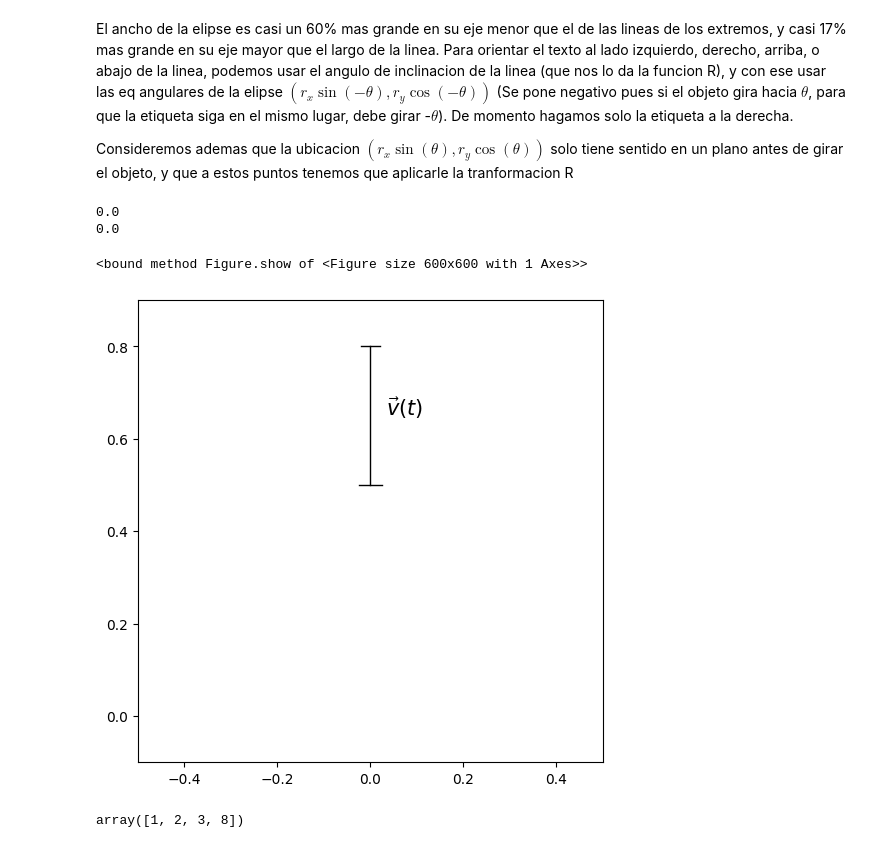
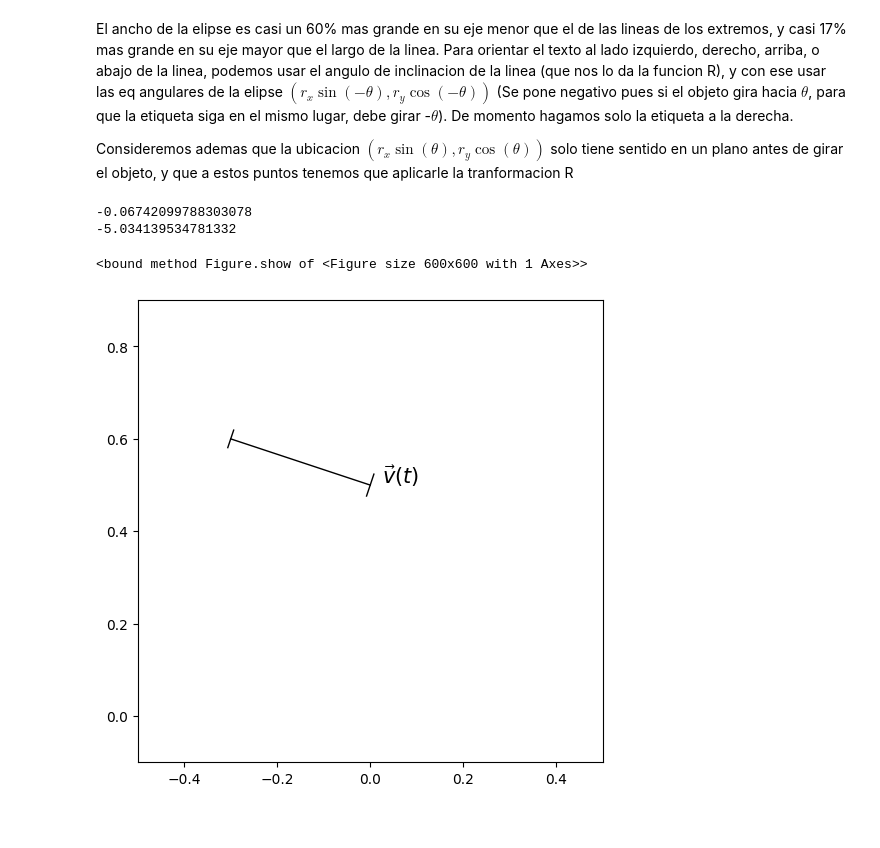
Before and after one commit to tzar-or/simulaciones_taller_de_fisica_unam_fc, a Jupyter notebook: linea-medida-sprite-test.ipynb, the cells around one changed output. Cells and saved outputs as stored; diff of their text form; code cells hidden in the pictures.

```diff
--- a/linea-medida-sprite-test.ipynb
+++ b/linea-medida-sprite-test.ipynb
@@ -257,7 +257,7 @@ ax.set_xlim(-0.5,0.5)
 ax.set_ylim(-0.1,.9)
 
 class Measure_line():
-    def __init__(self, ax, pos=[(0.0,0.0),(0.0,0.6)], tag="", tag_pos="left", tag_or = 0, weight=1):
+    def __init__(self, ax, pos=[(0.0,0.0),(0.0,0.6)], tag="", tag_pos="left", tag_or = 0, weight=1``):
         self.ax = ax
         self.pos = pos
         self.tag = tag
@@ -272,38 +272,34 @@ class Measure_line():
 
         # definimos una función para hacer la rotación de un vecor
         def R(x,y,pos = pos):
             #definimos el angulo de la rotación
             if( (pos[1][0]-pos[0][0])==0 ):
                 theta = 0 if (pos[1][1]-pos[0][1])<0 else np.pi
             else:
                 theta = np.arctan( (pos[1][1]-pos[0][1])/(pos[1][0]-pos[0][0]) ) - np.pi/2
             theta = theta if (pos[1][0]-pos[0][0])>0 else theta-np.pi
             return np.append( np.matmul([x,y],[[np.cos(theta), np.sin(theta)],[-np.sin(theta),np.cos(theta)]])+np.array([pos[0][0], pos[0][1]]), theta)
 
         # Creamos las tres lineas de la linea de medida
         self.mline, = ax.plot([R(0,0)[0] , R(0,l)[0]], [R(0,0)[1] , R(0,l)[1]],color="k", lw=self.weight)
         self.h1line, = ax.plot([R(-0.025*self.weight,0)[0] , R(0.025*self.weight,0)[0]],[R(-0.025*self.weight,0)[1] , R(0.025*self.weight,0)[1]],color="k", lw=self.weight)
         self.h2line, = ax.plot([R(-0.02*self.weight,l)[0] , R(0.02*self.weight,l)[0]],[R(-0.02*self.weight,l)[1] , R(0.02*self.weight,l)[1]], color="k", lw=self.weight)
 
         #creamos el texto
         #extraemos el angulo de rotacion
         theta = R(0,0)[2]
         self.tag = ax.text(0,0, self.tag, fontsize=15*self.weight, family = "serif", ha=self.tag_pos)
         print(R( 0.035*self.weight*np.sin(-theta), l*1.2*self.weight*np.cos(-theta)/2 )[0])
         print(theta)
         self.tag.set_position( ( R(0.035*self.weight*np.cos(-theta), l*1.2*self.weight*np.sin(-theta)/2+l/2 )[0], R(0.035*self.weight*np.cos(-theta), l*1.2*self.weight*np.sin(-theta)/2+l/2))[1] )
 
 
-ml = Measure_line(ax, pos=[(0,0.5), (-0,0.8)] ,weight=1, tag=r"$\vec{v}(t)$")
+ml = Measure_line(ax, pos=[(0,0.5), (-0.3,0.6)] ,weight=1, tag=r"$\vec{v}(t)$")
 ml.draw()
 
 fig.show
 # %% [output]
-0.0
-0.0
+-0.06742099788303078
+-5.034139534781332
 <bound method Figure.show of <Figure size 600x600 with 1 Axes>>
-[figure, old version]
+[figure, new version]
-# %%
-np.append( np.array([1,2,3]), 8 )
-# %% [output]
-array([1, 2, 3, 8])
```
Also changed, not shown: parts of 8 cells of this notebook, 2 other files.
